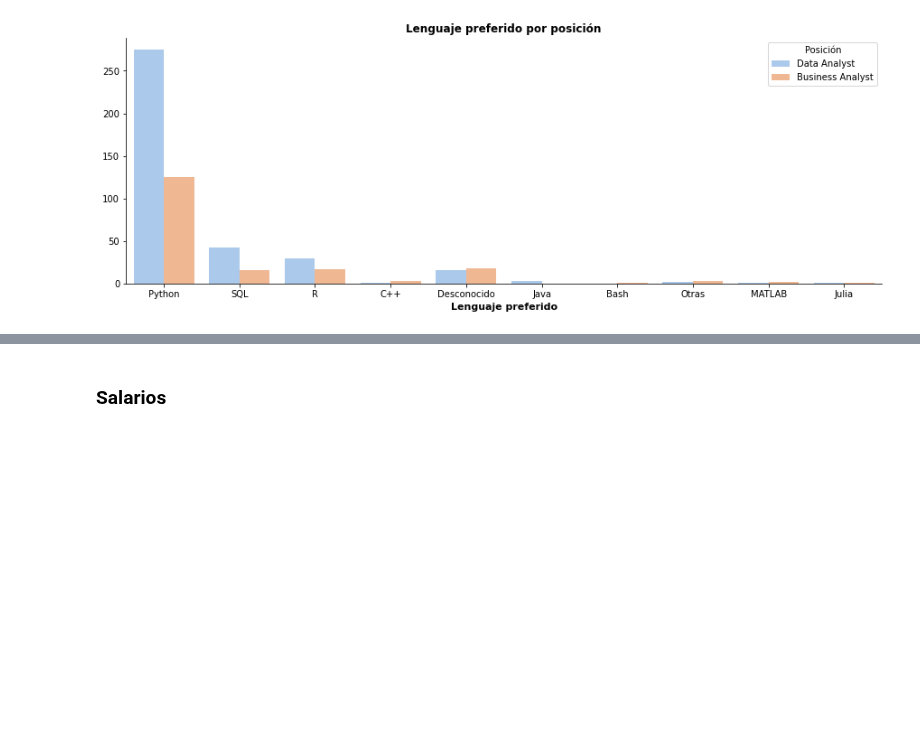
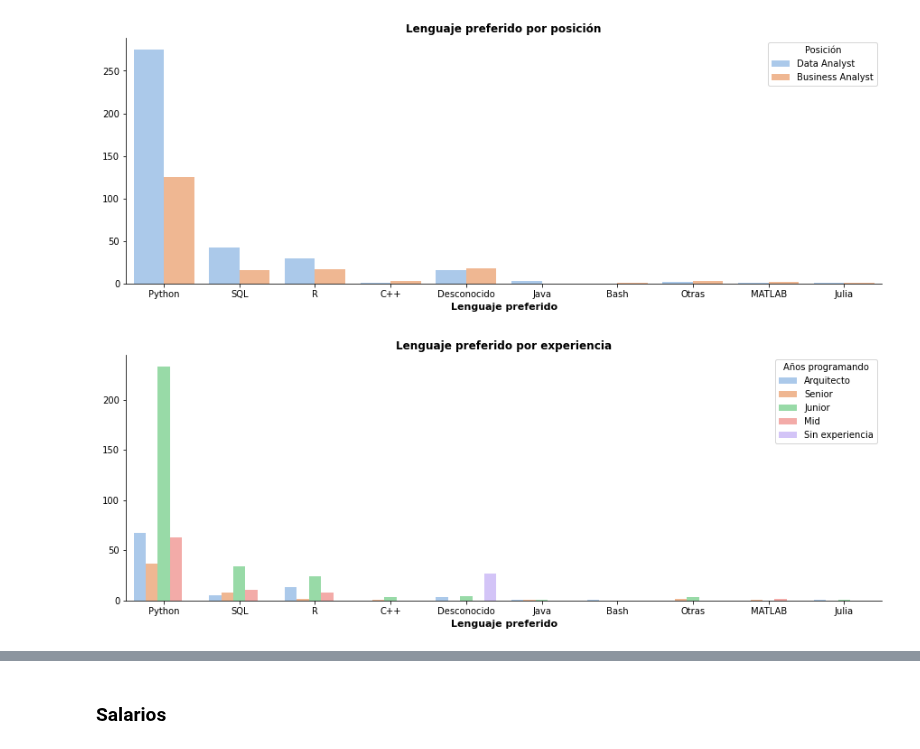
Before and after one commit to MonicaSL110/proyecto-transformacion-digital, a Jupyter notebook: preguntas_graficas.ipynb, the cells around one changed output, grey strips where cells are left out. Cells and saved outputs as stored; diff of their text form; code cells hidden in the pictures; blank space fills up the shorter version.

```diff
--- a/preguntas_graficas.ipynb
+++ b/preguntas_graficas.ipynb
@@ -151,3 +153,20 @@ fig.spines['top'].set_visible(False)
 fig.spines['right'].set_visible(False);
 # %% [output]
 [figure]
+# %%
+plt.figure(figsize= (15,5))
+fig = sns.countplot(x='preferred_language',hue='years_programming',data=df,palette='pastel')
+fig.set_xlabel('Lenguaje preferido', fontweight = "bold", fontsize = 11)
+fig.set_ylabel('', fontweight = "bold", fontsize = 11)
+
+fig.set_title('Lenguaje preferido por experiencia', fontweight = "bold", fontsize = 12)
+
+plt.legend(title='Experiencia programando')
+plt.legend(title='Años programando',labels=['Arquitecto','Senior','Junior','Mid','Sin experiencia'])
+
+fig.set_xticklabels(['Python', 'SQL', 'R', 'C++', 'Desconocido', 'Java', 'Bash', 'Otras','MATLAB', 'Julia'])
+
+fig.spines['top'].set_visible(False)
+fig.spines['right'].set_visible(False);
+# %% [output]
+[figure, added]
```
Also changed, not shown: parts of 26 cells of this notebook.
